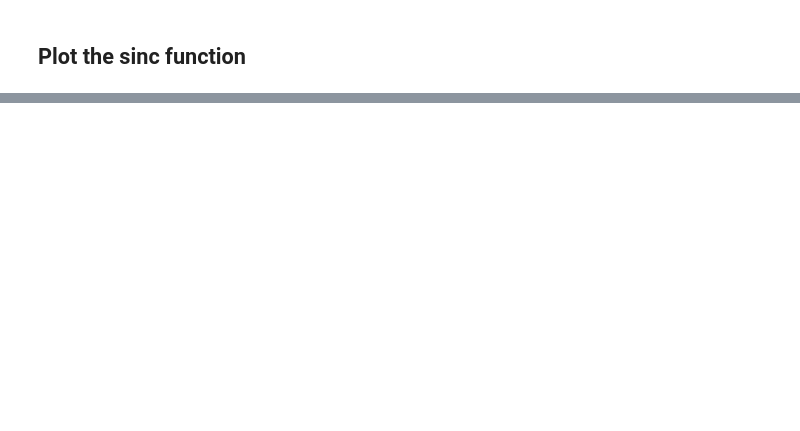
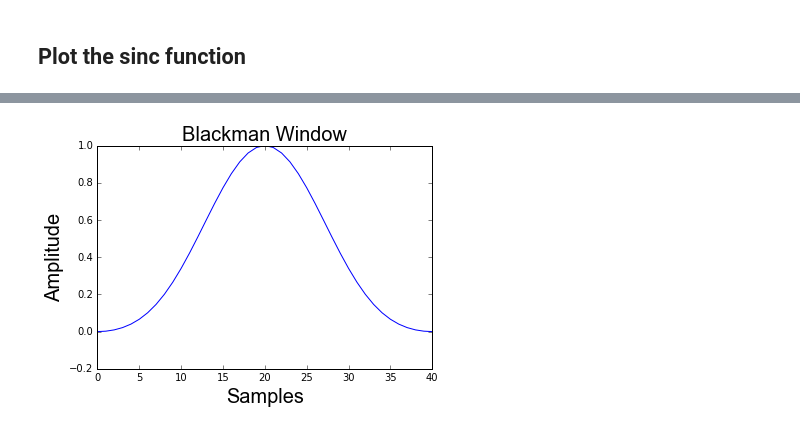
Before and after one commit to TimCSheehan/dev, a Jupyter notebook: Tutorial_060_Filtering_TimeSeries.ipynb, the cells around one changed output, grey strips where cells are left out. Drawn from its saved outputs; the diff is of its cells as text; code cells hidden in the pictures; blank space fills up the shorter version.

```diff
--- a/Tutorial_060_Filtering_TimeSeries.ipynb
+++ b/Tutorial_060_Filtering_TimeSeries.ipynb
@@ -248,0 +319,15 @@ plt.plot(np.abs(np.fft.rfft(sinc_func)))
+# %%
+# build a Blackman window (by hand at first), take a look, and then apply to the filter and recompute everything
+b_window = 0.42 - 0.5 * np.cos(2 * np.pi * n / (N - 1)) + \
+    0.08 * np.cos(4 * np.pi * n / (N - 1))
+
+# or, the boring way
+# b_window = np.blackman(N)
+
+plt.plot(n, b_window)
+plt.xlabel('Samples', **fig_font)
+plt.ylabel('Amplitude', **fig_font)
+plt.title('Blackman Window', **fig_font)
+plt.show()
+# %% [output]
+[figure, added]
```
Also changed, not shown: parts of 32 cells of this notebook.
